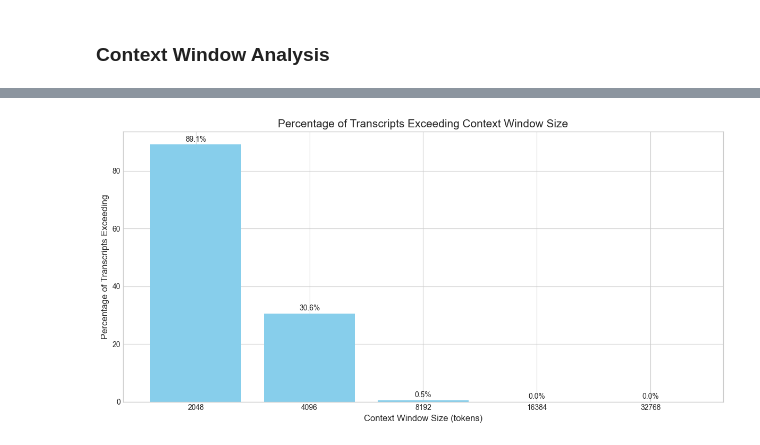
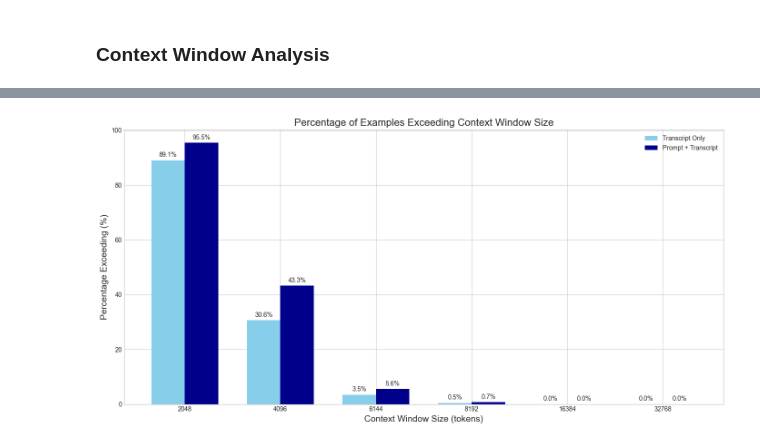
Before and after one commit to hendrik-spl/cbs-thesis-efficient-llm-distillation, a Jupyter notebook: eda/summary.ipynb, the cells around one changed output, grey strips where cells are left out. Saved outputs shown, nothing was run; the diff lists cells and outputs as text; code cells hidden in the pictures.

Commit message:
added finegrained token analysis to EDA

```diff
--- a/eda/summary.ipynb
+++ b/eda/summary.ipynb
@@ -233,49 +233,93 @@ Examples with longest token counts:
 ### Context Window Analysis
 # %%
 # Analyze the impact of context window limitations
-context_windows = [2048, 4096, 8192, 16384, 32768]
+context_windows = [2048, 4096, 6144, 8192, 16384, 32768]
 window_stats = []
 
 for window in context_windows:
-    exceeding_count = sum(token_df['Transcript Tokens'] > window)
-    exceeding_percentage = exceeding_count / len(token_df) * 100
+    # Analyze transcript tokens (raw input content)
+    transcript_exceeding = sum(token_df['Transcript Tokens'] > window)
+    transcript_exceeding_pct = transcript_exceeding / len(token_df) * 100
+
+    # Analyze prompt + transcript tokens (actual model input)
+    prompt_exceeding = sum(token_df['Prompt + Transcript Tokens'] > window)
+    prompt_exceeding_pct = prompt_exceeding / len(token_df) * 100
 
     window_stats.append({
         'Context Window': window,
-        'Exceeding Count': exceeding_count,
-        'Exceeding Percentage': exceeding_percentage
+        'Transcript Exceeding Count': transcript_exceeding,
+        'Transcript Exceeding %': transcript_exceeding_pct,
+        'Prompt + Transcript Exceeding Count': prompt_exceeding,
+        'Prompt + Transcript Exceeding %': prompt_exceeding_pct
     })
 
 window_df = pd.DataFrame(window_stats)
 display(window_df)
 
 # Plot the percentage of transcripts exceeding different context windows
-plt.figure(figsize=(12, 6))
-plt.bar(window_df['Context Window'].astype(str), window_df['Exceeding Percentage'], color='skyblue')
-plt.title('Percentage of Transcripts Exceeding Context Window Size', fontsize=15)
-plt.xlabel('Context Window Size (tokens)', fontsize=12)
-plt.ylabel('Percentage of Transcripts Exceeding', fontsize=12)
+fig, ax = plt.subplots(figsize=(14, 7))
+x = window_df['Context Window'].astype(str)
+width = 0.35
+
+# Plot transcript tokens
+bars1 = ax.bar(np.arange(len(x)) - width/2, window_df['Transcript Exceeding %'],
+               width, label='Transcript Only', color='skyblue')
+
+# Plot prompt + transcript tokens
+bars2 = ax.bar(np.arange(len(x)) + width/2, window_df['Prompt + Transcript Exceeding %'],
+               width, label='Prompt + Transcript', color='darkblue')
+
+ax.set_title('Percentage of Examples Exceeding Context Window Size', fontsize=16)
+ax.set_xlabel('Context Window Size (tokens)', fontsize=14)
+ax.set_ylabel('Percentage Exceeding (%)', fontsize=14)
+ax.set_xticks(np.arange(len(x)))
+ax.set_xticklabels(x)
+ax.legend()
 
 # Add percentage labels
-for i, v in enumerate(window_df['Exceeding Percentage']):
-    plt.text(i, v + 1, f"{v:.1f}%", ha='center')
+for i, bars in enumerate([bars1, bars2]):
+    for bar in bars:
+        height = bar.get_height()
+        ax.annotate(f'{height:.1f}%',
+                    xy=(bar.get_x() + bar.get_width() / 2, height),
+                    xytext=(0, 3),  # 3 points vertical offset
+                    textcoords="offset points",
+                    ha='center', va='bottom')
 
 plt.tight_layout()
 plt.show()
 
-# Analyze the potential impact on model distillation
-print("\nImplications for Model Distillation:")
-print(f"- Average transcript token count: {token_df['Transcript Tokens'].mean():.0f}")
-print(f"- Average summary token count: {token_df['Summary Tokens'].mean():.0f}")
-print(f"- Average compression ratio: {token_df['Summary Tokens'].mean() / token_df['Transcript Tokens'].mean():.4f}")
+# Analyze implications for model architecture selection
+print("\nImplications for Model Architecture Selection:")
 
-if token_df['Transcript Tokens'].max() > 4096:
-    print("\nObservation: Some transcripts exceed common context windows of smaller models (4096 tokens).")
-    print(f"- {sum(token_df['Transcript Tokens'] > 4096)} out of {len(token_df)} samples exceed 4K tokens.")
+# Average metrics
+avg_transcript = token_df['Transcript Tokens'].mean()
+avg_summary = token_df['Summary Tokens'].mean()
+avg_prompt_transcript = token_df['Prompt + Transcript Tokens'].mean()
+avg_full_seq = token_df['Full Sequence Tokens'].mean()
 
-if token_df['Transcript Tokens'].max() > 8192:
-    print(f"- {sum(token_df['Transcript Tokens'] > 8192)} out of {len(token_df)} samples exceed 8K tokens.")
+print(f"- Average transcript token count: {avg_transcript:.0f} tokens")
+print(f"- Average summary token count: {avg_summary:.0f} tokens")
+print(f"- Average prompt + transcript token count: {avg_prompt_transcript:.0f} tokens")
+print(f"- Average full sequence token count: {avg_full_seq:.0f} tokens")
+print(f"- Average compression ratio: {avg_summary / avg_transcript:.4f}")
 
-if token_df['Transcript Tokens'].max() > 16384:
-    print(f"- {sum(token_df['Transcript Tokens'] > 16384)} out of {len(token_df)} samples exceed 16K tokens.")
+print("\nPercentage of examples exceeding common context windows:")
+for window in [2048, 4096, 6144, 8192]:
+    transcript_pct = sum(token_df['Transcript Tokens'] > window) / len(token_df) * 100
+    prompt_pct = sum(token_df['Prompt + Transcript Tokens'] > window) / len(token_df) * 100
+    full_pct = sum(token_df['Full Sequence Tokens'] > window) / len(token_df) * 100
+
+    print(f"- {window} tokens: {transcript_pct:.1f}% of transcripts, {prompt_pct:.1f}% with prompt, {full_pct:.1f}% full sequence")
+
+# Recommendation for architecture based on context window needs
+print("\nArchitecture Recommendations:")
+if avg_prompt_transcript > 8192:
+    print("- Consider larger context window models (16K+ tokens) for full dataset coverage")
+elif avg_prompt_transcript > 4096:
+    print("- Models with 8K context windows will handle most examples")
+    print(f"- {sum(token_df['Prompt + Transcript Tokens'] > 8192) / len(token_df) * 100:.1f}% of examples would require truncation with 8K context")
+else:
+    print("- Models with 4K context windows would be sufficient for most examples")
+    print(f"- {sum(token_df['Prompt + Transcript Tokens'] > 4096) / len(token_df) * 100:.1f}% of examples would require truncation with 4K context")
 # %% [output]
@@ -288 +333 @@ if token_df['Transcript Tokens'].max() > 16384:
-[figure, old version]
+[figure, new version]
```
Also changed, not shown: parts of 2 cells of this notebook, 1 other file.
